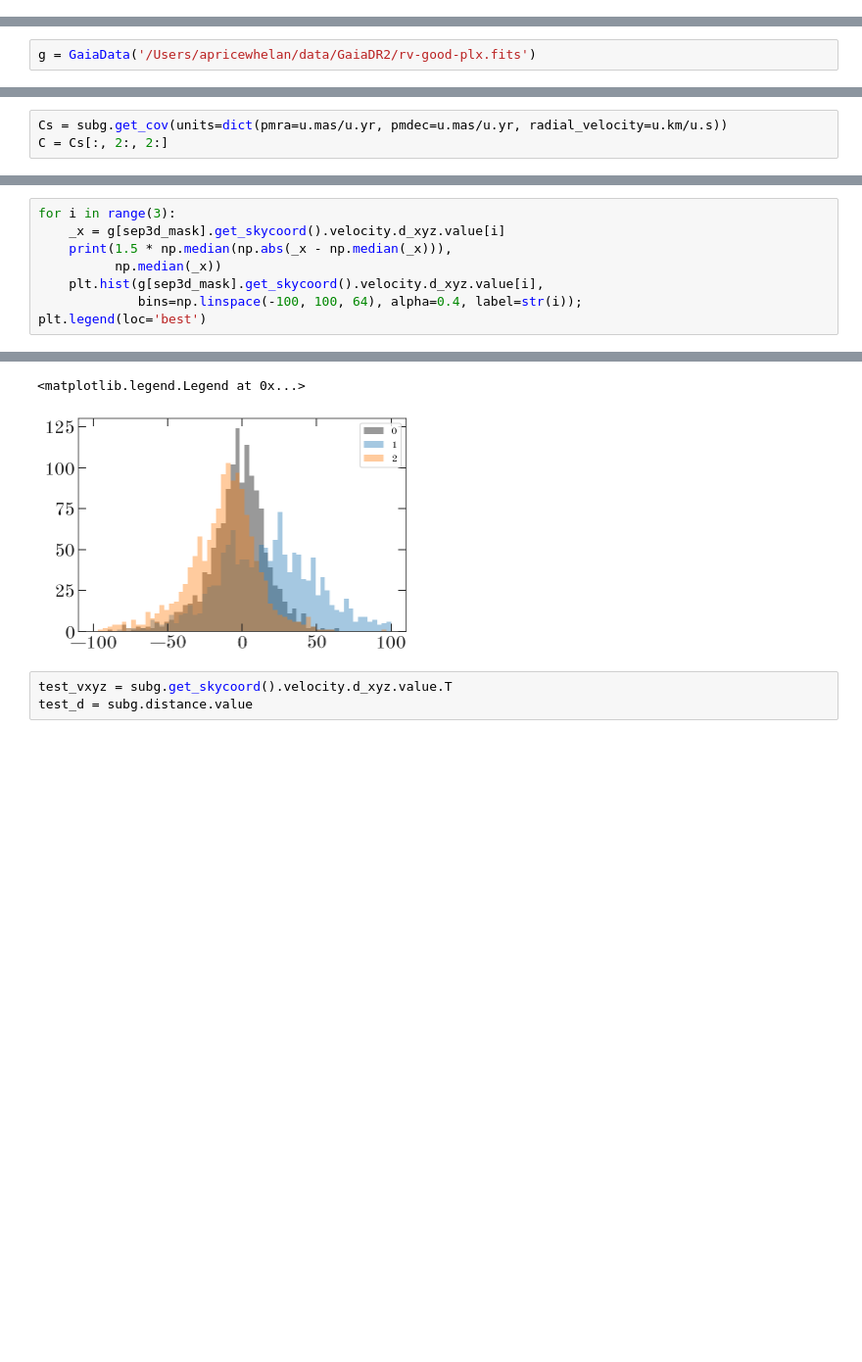
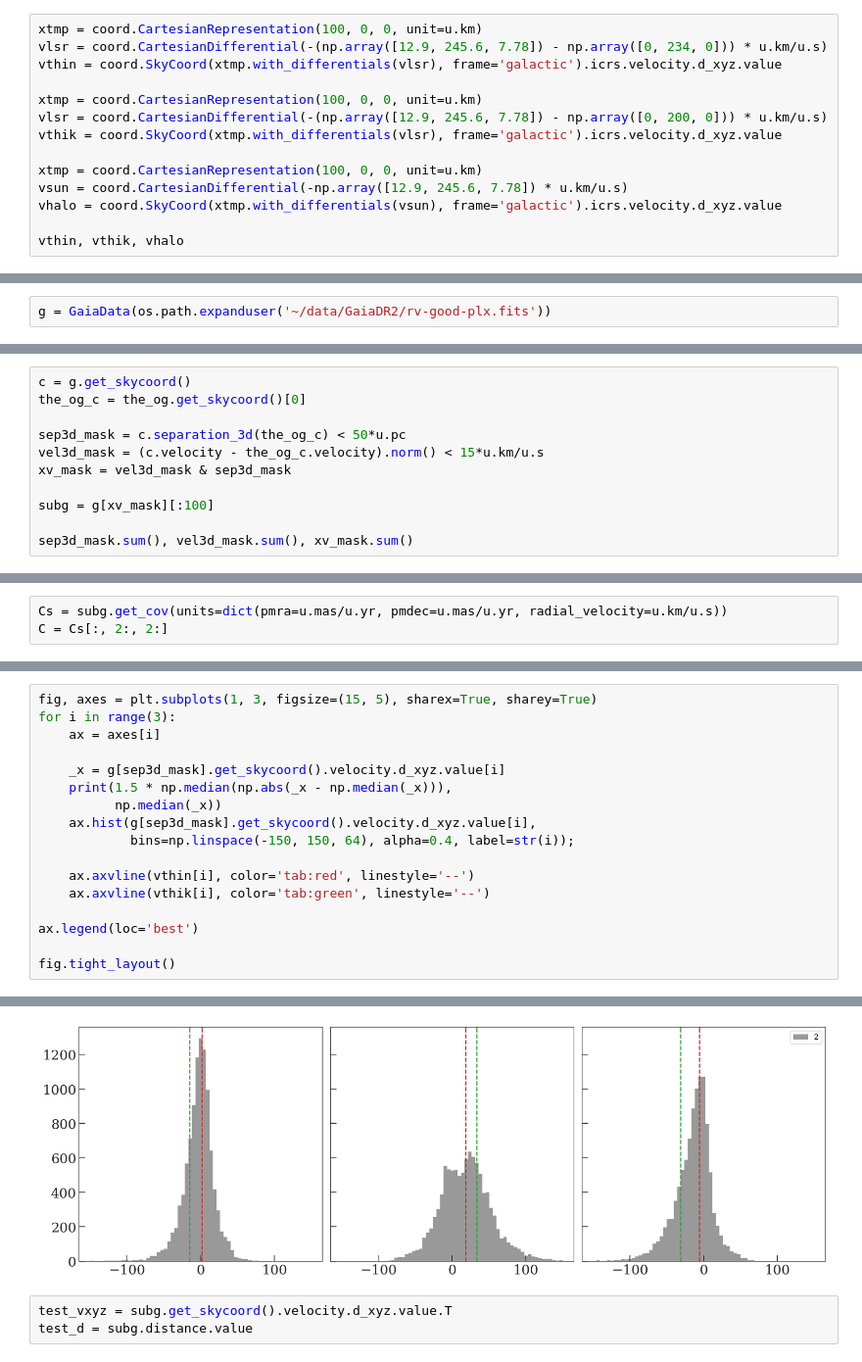
Before and after one commit to christinahedges/cuddly-system, a Jupyter notebook: notebooks/Gaia-membership-prob.ipynb, the cells around one changed output, grey strips where cells are left out. Shown at 98% size. Cells and saved outputs as stored; diff of their text form; blank space fills up the shorter version.

```diff
--- a/notebooks/Gaia-membership-prob.ipynb
+++ b/notebooks/Gaia-membership-prob.ipynb
@@ -22,0 +31,14 @@ import exoplanet as xo
+# %%
+xtmp = coord.CartesianRepresentation(100, 0, 0, unit=u.km)
+vlsr = coord.CartesianDifferential(-(np.array([12.9, 245.6, 7.78]) - np.array([0, 234, 0])) * u.km/u.s)
+vthin = coord.SkyCoord(xtmp.with_differentials(vlsr), frame='galactic').icrs.velocity.d_xyz.value
+
+xtmp = coord.CartesianRepresentation(100, 0, 0, unit=u.km)
+vlsr = coord.CartesianDifferential(-(np.array([12.9, 245.6, 7.78]) - np.array([0, 200, 0])) * u.km/u.s)
+vthik = coord.SkyCoord(xtmp.with_differentials(vlsr), frame='galactic').icrs.velocity.d_xyz.value
+
+xtmp = coord.CartesianRepresentation(100, 0, 0, unit=u.km)
+vsun = coord.CartesianDifferential(-np.array([12.9, 245.6, 7.78]) * u.km/u.s)
+vhalo = coord.SkyCoord(xtmp.with_differentials(vsun), frame='galactic').icrs.velocity.d_xyz.value
+
+vthin, vthik, vhalo
@@ -24,7 +50,7 @@ import exoplanet as xo
 pc_mas_yr_per_km_s = (1 * u.km/u.s).to(u.pc*u.mas/u.yr, u.dimensionless_angles()).value
 km_s_per_pc_mas_yr = 1 / pc_mas_yr_per_km_s
 # %%
-g = GaiaData('/Users/apricewhelan/data/GaiaDR2/rv-good-plx.fits')
+g = GaiaData(os.path.expanduser('~/data/GaiaDR2/rv-good-plx.fits'))
 # %%
 the_og = g[g.source_id == 1490845584382687232]
 v0 = the_og.get_skycoord().velocity.d_xyz.value.T[0]
@@ -63,0 +112,11 @@ def get_tangent_basis(ra, dec):
+# %%
+c = g.get_skycoord()
+the_og_c = the_og.get_skycoord()[0]
+
+sep3d_mask = c.separation_3d(the_og_c) < 50*u.pc
+vel3d_mask = (c.velocity - the_og_c.velocity).norm() < 15*u.km/u.s
+xv_mask = vel3d_mask & sep3d_mask
+
+subg = g[xv_mask][:100]
+
+sep3d_mask.sum(), vel3d_mask.sum(), xv_mask.sum()
@@ -81,9 +145,18 @@ C.shape, M.shape, y.shape
 # %%
+fig, axes = plt.subplots(1, 3, figsize=(15, 5), sharex=True, sharey=True)
 for i in range(3):
+    ax = axes[i]
+
     _x = g[sep3d_mask].get_skycoord().velocity.d_xyz.value[i]
     print(1.5 * np.median(np.abs(_x - np.median(_x))),
           np.median(_x))
-    plt.hist(g[sep3d_mask].get_skycoord().velocity.d_xyz.value[i],
-             bins=np.linspace(-100, 100, 64), alpha=0.4, label=str(i));
-plt.legend(loc='best')
+    ax.hist(g[sep3d_mask].get_skycoord().velocity.d_xyz.value[i],
+            bins=np.linspace(-150, 150, 64), alpha=0.4, label=str(i));
+
+    ax.axvline(vthin[i], color='tab:red', linestyle='--')
+    ax.axvline(vthik[i], color='tab:green', linestyle='--')
+
+ax.legend(loc='best')
+
+fig.tight_layout()
 # %% [output]
@@ -93,5 +166,4 @@ plt.legend(loc='best')
-<matplotlib.legend.Legend at 0x...>
-[figure, old version]
+[figure, new version]
 # %%
 test_vxyz = subg.get_skycoord().velocity.d_xyz.value.T
 test_d = subg.distance.value
```
Also changed, not shown: parts of 14 cells of this notebook.
